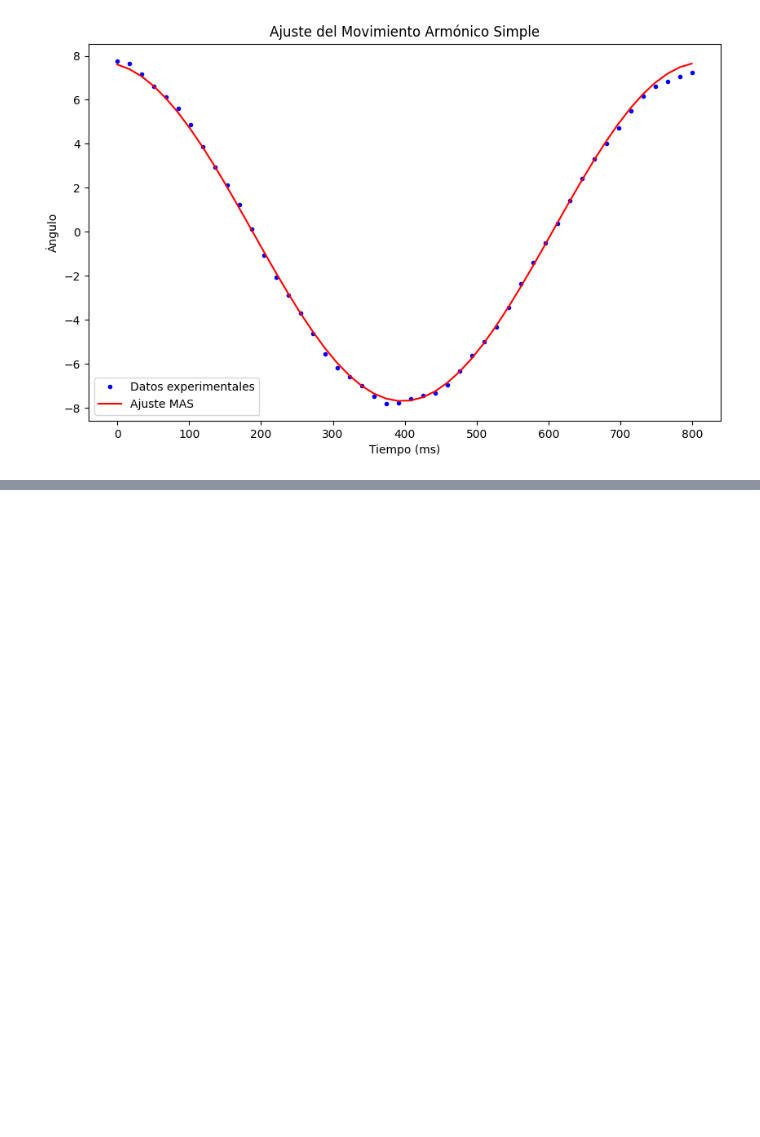
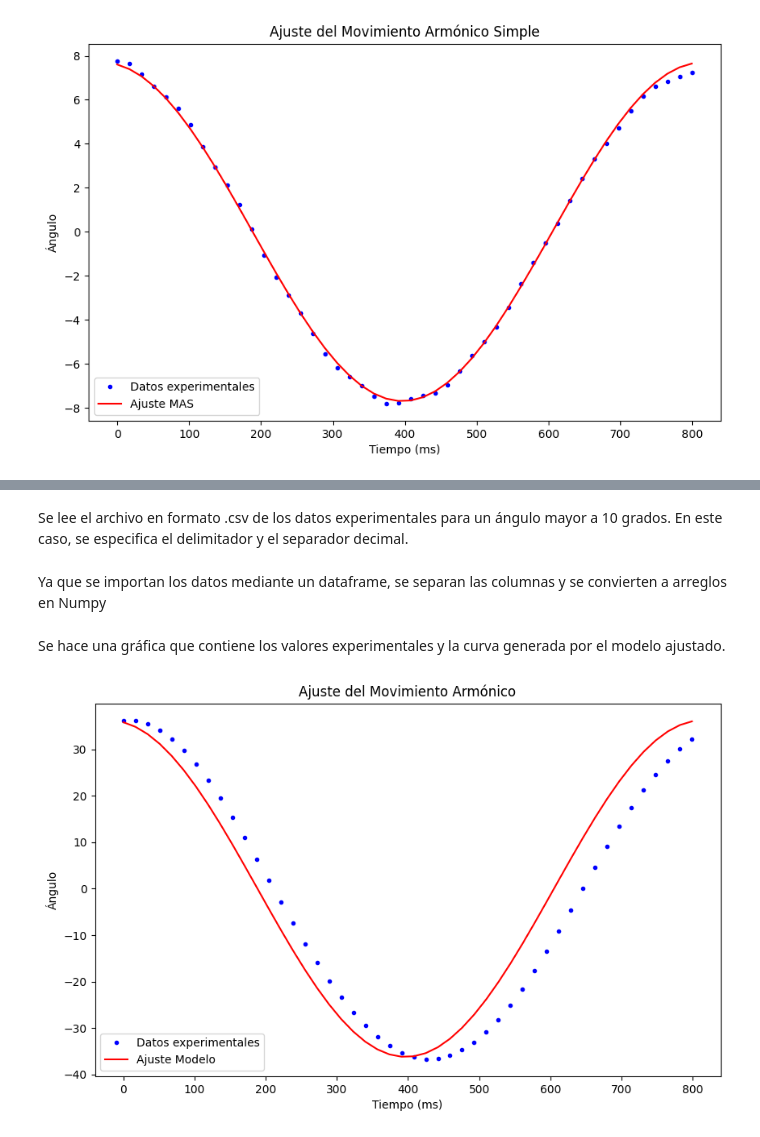
Before and after one commit to JuanMcd/ProgIngenieria_Pendulo, a Jupyter notebook: Labor_pendulo.ipynb, the cells around one changed output, grey strips where cells are left out. Saved outputs shown, nothing was run; the diff lists cells and outputs as text; code cells hidden in the pictures; blank space fills up the shorter version.

Commit message:
Prueba del modelo para un águlo mayor a 10°

```diff
--- a/Labor_pendulo.ipynb
+++ b/Labor_pendulo.ipynb
@@ -63,0 +60,23 @@ plt.show()
+# %% [markdown]
+Se lee el archivo en formato .csv de los datos experimentales para un ángulo mayor a 10 grados. En este caso, se especifica el delimitador y el separador decimal.
+# %%
+df_g = pd.read_csv('Data_T040.csv', delimiter=';', decimal=',')
+# %% [markdown]
+Ya que se importan los datos mediante un dataframe, se separan las columnas y se convierten a arreglos en Numpy
+# %%
+tiempo_g = df_g['Tiempo (ms)'].to_numpy()
+angulos_g = df_g['Ángulo 1'].to_numpy()
+# %% [markdown]
+Se hace una gráfica que contiene los valores experimentales y la curva generada por el modelo ajustado.
+# %%
+# Graficar los datos y el ajuste
+plt.figure(figsize=(10, 6))
+plt.plot(tiempo_g, angulos_g, 'b.', label='Datos experimentales')
+plt.plot(tiempo_g, modelo_pendulo(tiempo_g, max(angulos_g), omega_n_opt, phi_opt), 'r-', label='Ajuste Modelo')
+plt.title('Ajuste del Movimiento Armónico')
+plt.xlabel('Tiempo (ms)')
+plt.ylabel('Ángulo')
+plt.legend()
+plt.show()
+# %% [output]
+[figure, added]
```
Also changed, not shown: parts of 3 cells of this notebook.
